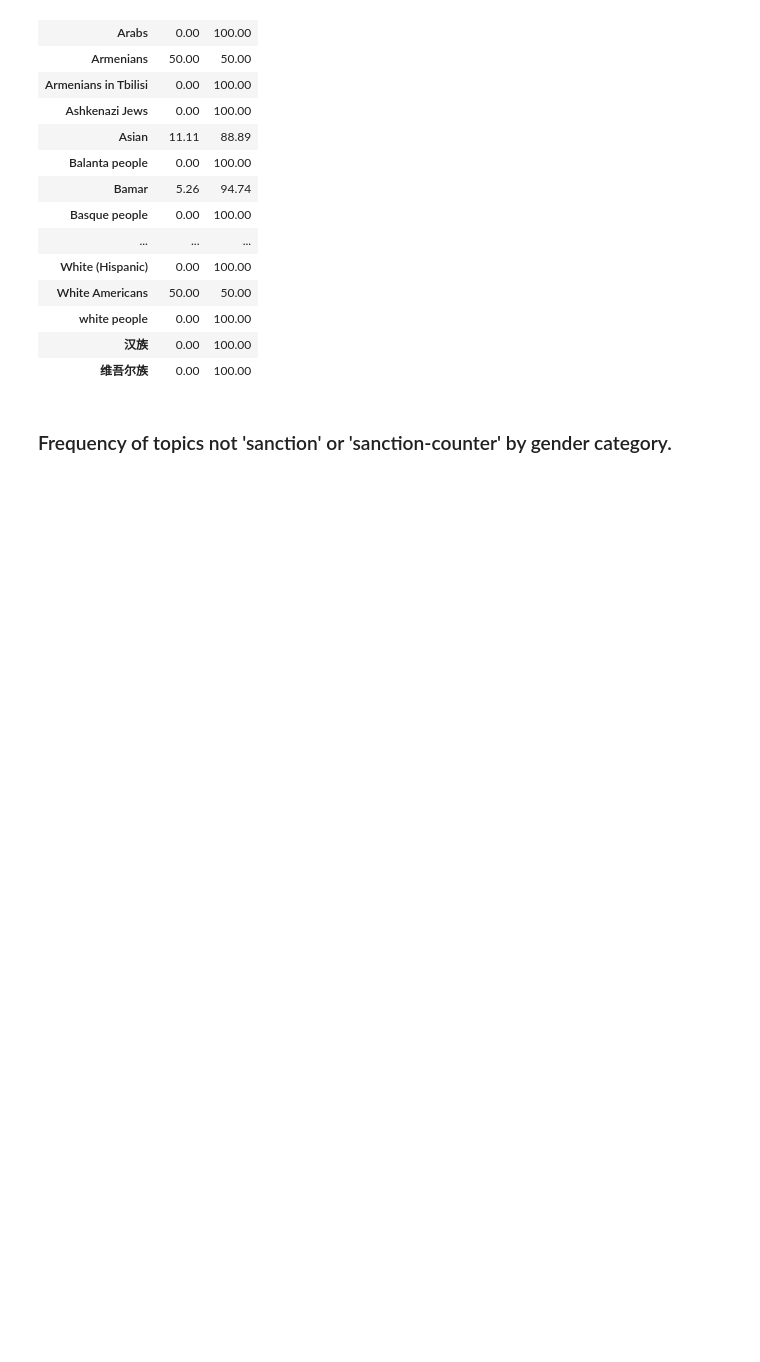
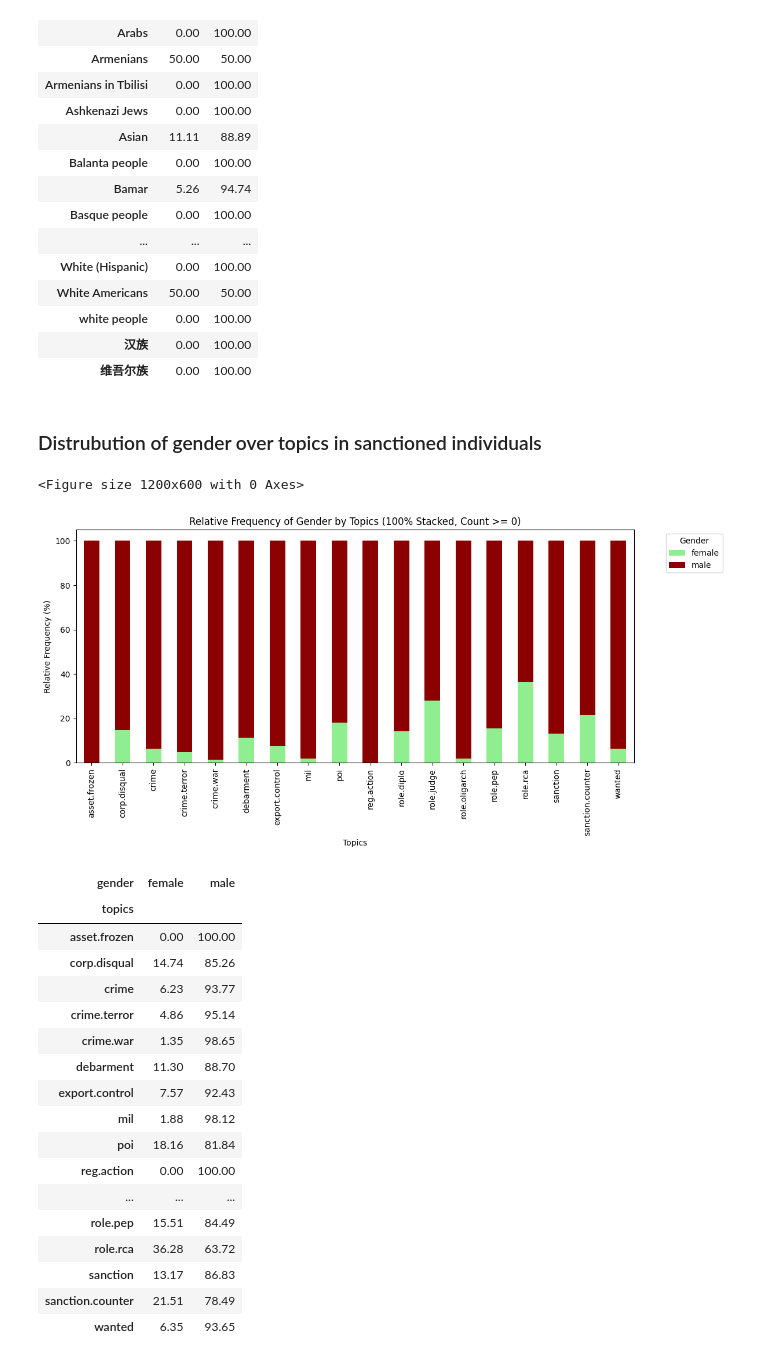
Before and after one commit to jellyrosp/opensanctions, a Jupyter notebook: jupyter_nb/h2/data_plot_h2_csv.ipynb, the cells around one changed output. Saved outputs shown, nothing was run; the diff lists cells and outputs as text; code cells hidden in the pictures; blank space fills up the shorter version.

```diff
--- a/jupyter_nb/h2/data_plot_h2_csv.ipynb
+++ b/jupyter_nb/h2/data_plot_h2_csv.ipynb
@@ -97,4 +97,29 @@ nationality_table = csv_categorical_frequency_for_sanctioned_gender(
 | 汉族 | 0.00 | 100.00 |
 | 维吾尔族 | 0.00 | 100.00 |
 # %% [markdown]
-### Frequency of topics not 'sanction' or 'sanction-counter' by gender category.
+### Distrubution of gender over topics in sanctioned individuals
+# %%
+from opensanctions.h2.h2_csv import csv_sanctioned_gender_topics_frequency
+
+csv_sanctioned_gender_topics_frequency()
+# %% [output]
+<Figure size 1200x600 with 0 Axes>
+[figure, added]
+| gender | female | male |
+| topics |  |  |
+| asset.frozen | 0.00 | 100.00 |
+| corp.disqual | 14.74 | 85.26 |
+| crime | 6.23 | 93.77 |
+| crime.terror | 4.86 | 95.14 |
+| crime.war | 1.35 | 98.65 |
+| debarment | 11.30 | 88.70 |
+| export.control | 7.57 | 92.43 |
+| mil | 1.88 | 98.12 |
+| poi | 18.16 | 81.84 |
+| reg.action | 0.00 | 100.00 |
+| ... | ... | ... |
+| role.pep | 15.51 | 84.49 |
+| role.rca | 36.28 | 63.72 |
+| sanction | 13.17 | 86.83 |
+| sanction.counter | 21.51 | 78.49 |
+| wanted | 6.35 | 93.65 |
```
Also changed, not shown: parts of 4 cells of this notebook, 4 other files.
